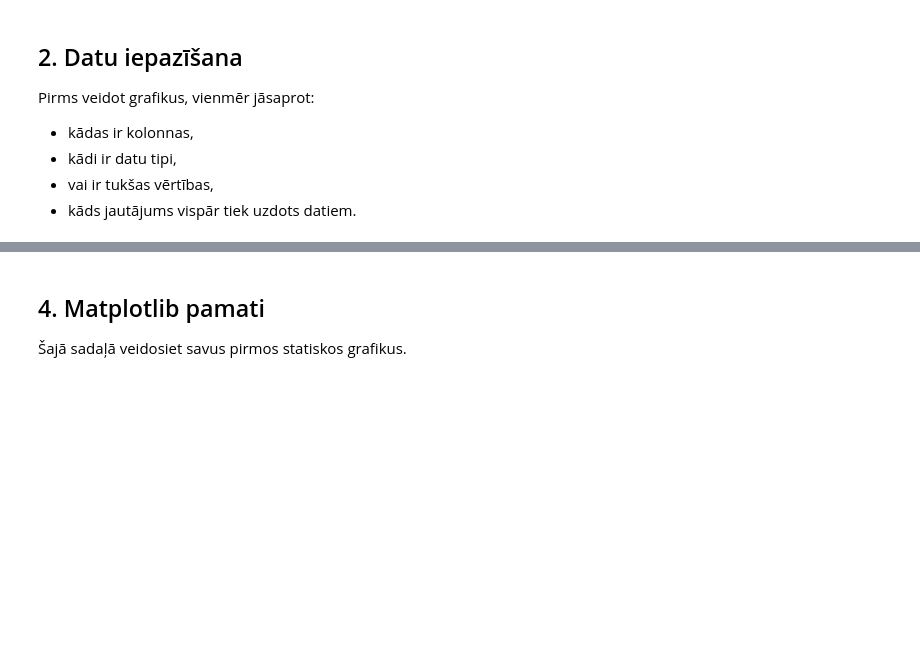
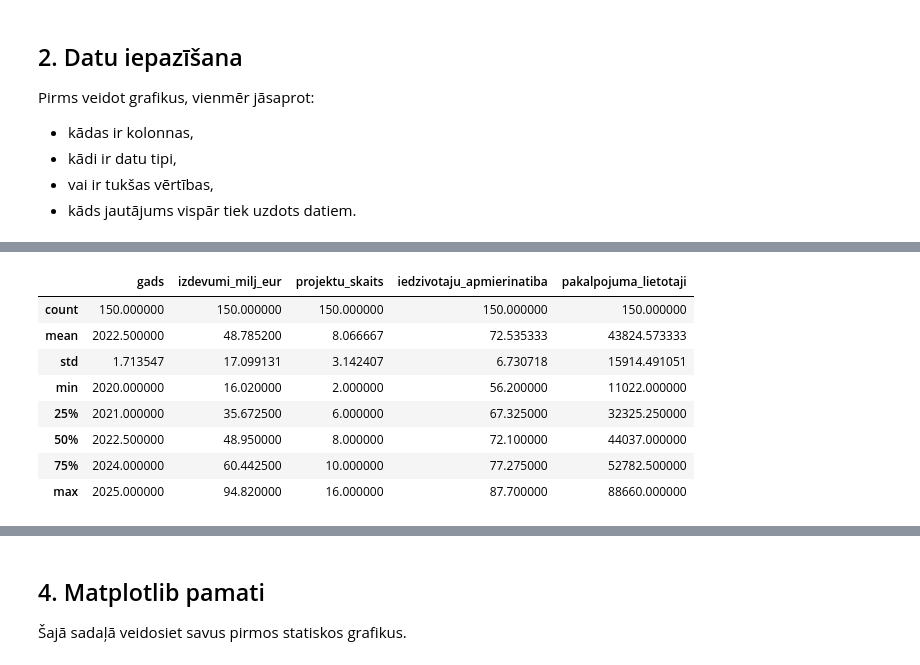
Before and after one commit to ValRCS/RTU_Digitalas_Prasmes_Excel_VBA_Python, a Jupyter notebook: notebooks/python_vizualizacija_student_lv.ipynb, the cells around one changed output, grey strips where cells are left out. Drawn from its saved outputs; the diff is of its cells as text; code cells hidden in the pictures; blank space fills up the shorter version.

```diff
--- a/notebooks/python_vizualizacija_student_lv.ipynb
+++ b/notebooks/python_vizualizacija_student_lv.ipynb
@@ -85,0 +101,12 @@ df.head()
+# %%
+df.describe() # parāda tikai skaitliskās kolonnas, bet ne kategoriskās
+# %% [output]
+|  | gads | izdevumi_milj_eur | projektu_skaits | iedzivotaju_apmierinatiba | pakalpojuma_lietotaji |
+| count | 150.000000 | 150.000000 | 150.000000 | 150.000000 | 150.000000 |
+| mean | 2022.500000 | 48.785200 | 8.066667 | 72.535333 | 43824.573333 |
+| std | 1.713547 | 17.099131 | 3.142407 | 6.730718 | 15914.491051 |
+| min | 2020.000000 | 16.020000 | 2.000000 | 56.200000 | 11022.000000 |
+| 25% | 2021.000000 | 35.672500 | 6.000000 | 67.325000 | 32325.250000 |
+| 50% | 2022.500000 | 48.950000 | 8.000000 | 72.100000 | 44037.000000 |
+| 75% | 2024.000000 | 60.442500 | 10.000000 | 77.275000 | 52782.500000 |
+| max | 2025.000000 | 94.820000 | 16.000000 | 87.700000 | 88660.000000 |
```
Also changed, not shown: parts of 8 cells of this notebook, 2 other files.
